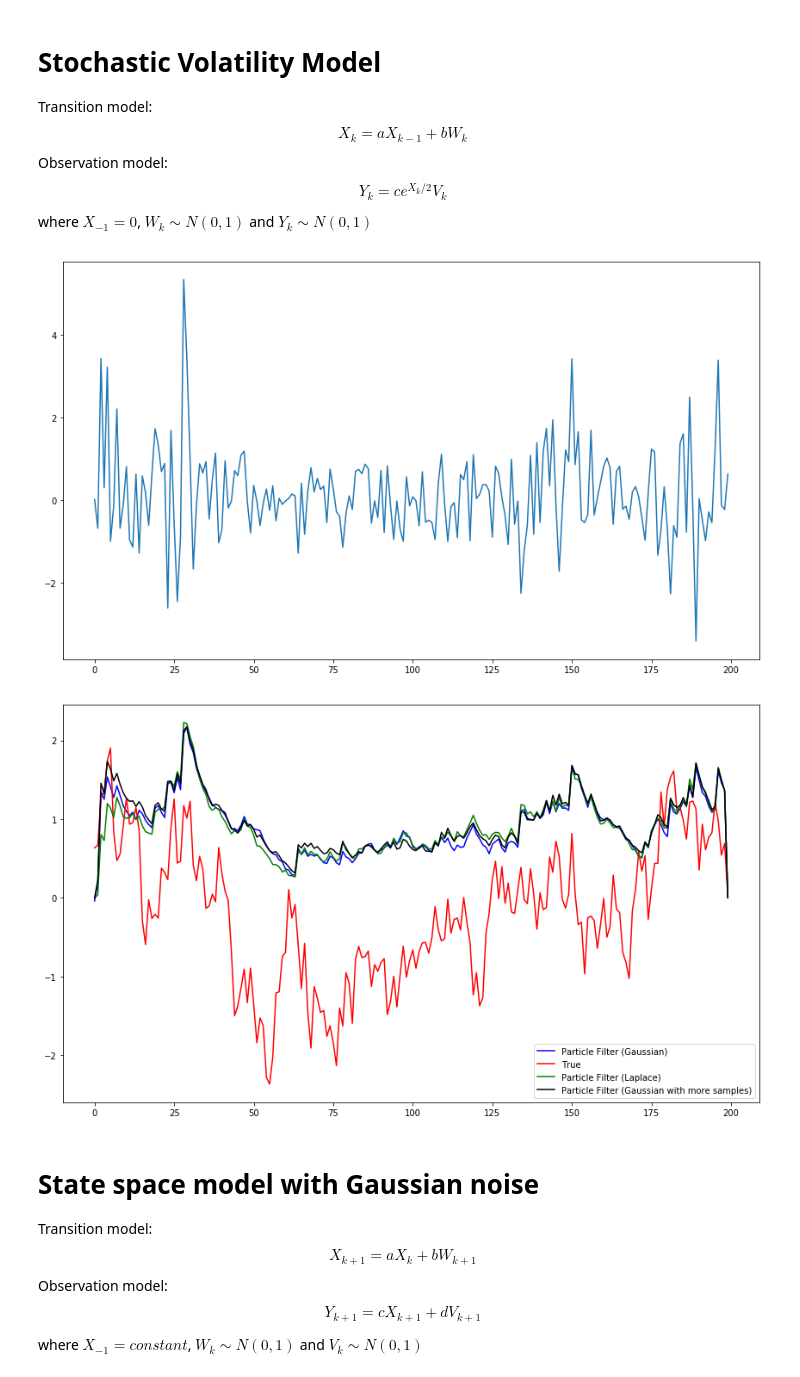
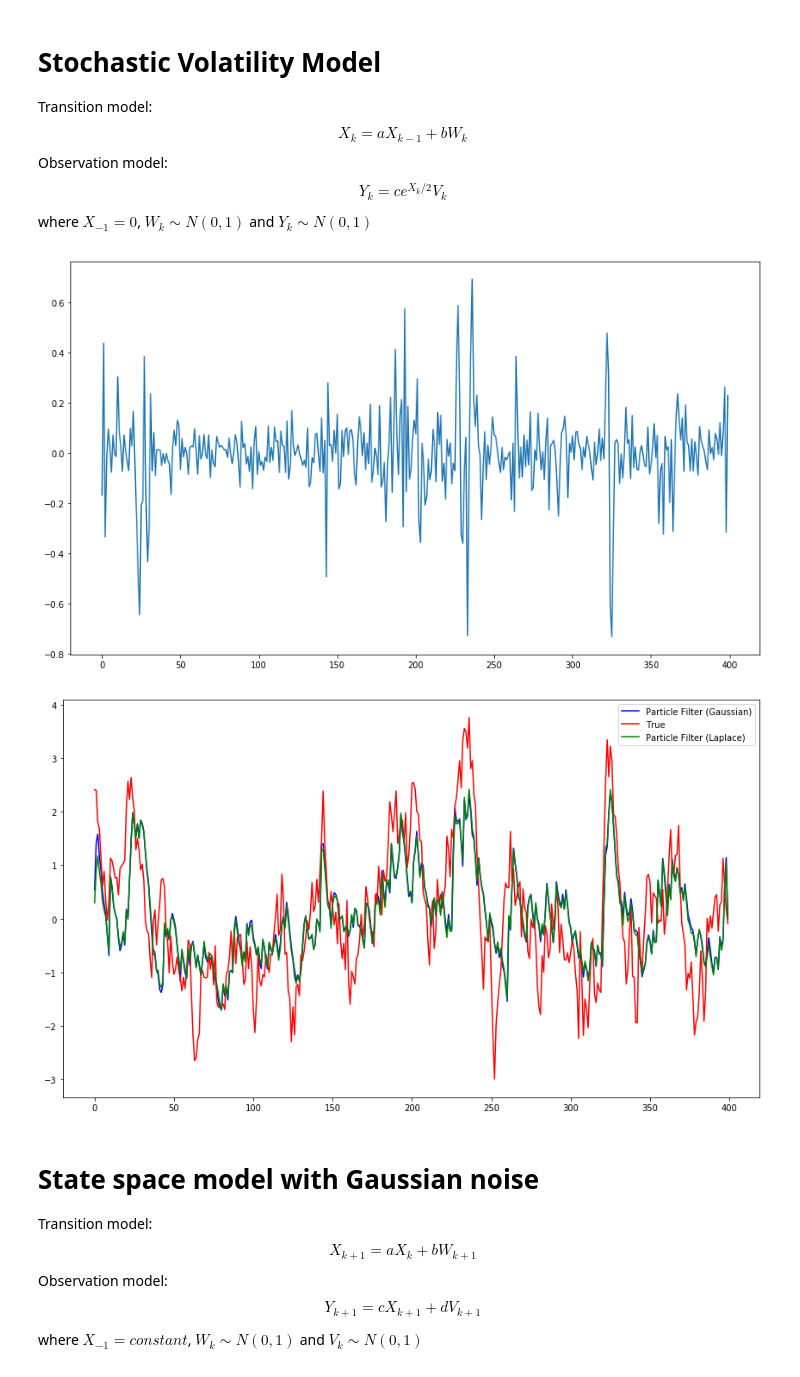
Before and after one commit to dl541/Statistical-Signal-Processing, a Jupyter notebook: Statistical Signal Processing.ipynb, the cells around one changed output. Drawn from its saved outputs; the diff is of its cells as text; code cells hidden in the pictures.

Commit message:
Correct the scaling factor of pdf in particle filter

```diff
--- a/Statistical Signal Processing.ipynb
+++ b/Statistical Signal Processing.ipynb
@@ -15,7 +15,7 @@ def generateVolatility(a, b, c,length):
     x = np.zeros(length)
     y = np.zeros(length)
 
-    current_x = 0
+    current_x = 3
     for ind in range(length):
         w,v = np.random.randn(), np.random.randn()
         current_x = a * current_x + b * w
@@ -27,7 +27,7 @@ def generateVolatility(a, b, c,length):
 def particleFilter(a, b, c, y, num_samples, trial_dist):
     particles = np.zeros((num_samples,2))
     particles[:,0] = trial_dist.rvs(size = num_samples)
-    weights = norm.pdf(particles[:,0] / b) * norm.pdf(y[0] / (np.exp(particles[:,0] / 2.0) * c)) / trial_dist.pdf(particles[:,0] / b)
+    weights = norm.pdf(particles[:,0], 0, b) * norm.pdf(y[0], 0, np.exp(particles[:,0] / 2.0) * c) / trial_dist.pdf(particles[:,0],0, b)
     #print(weights)
     particles[:,1] = weights
     res = np.zeros(len(y))
@@ -42,34 +42,32 @@ def particleFilter(a, b, c, y, num_samples, trial_dist):
 
         # Propagation
         new_particles = particles[:,0] * a + b * trial_dist.rvs(size = num_samples)
-        particles[:,1] *= norm.pdf((new_particles - a * particles[:,0]) / b) * norm.pdf(y[ind + 1] / (c * np.exp(particles[:,0] / 2))) / trial_dist.pdf((new_particles - a * particles[:,0]) / b)
+        particles[:,1] *= norm.pdf(new_particles, a * particles[:,0], b) * norm.pdf(y[ind + 1], 0, c * np.exp(particles[:,0] / 2.)) / trial_dist.pdf(new_particles, a * particles[:,0], b)
         particles[:,0] = new_particles
         particles[:,1] = particles[:,1]/np.sum(particles[:,1])
 
     return res
 # %%
-a, b, c = 0.9, 0.4, 1
-x, y = generateVolatility(a,b,c, 200)
+a, b, c = 0.9, 0.5, 0.1
+x, y = generateVolatility(a,b,c, 400)
 particles = particleFilter(a, b, c, y, 1000,  norm)
-particles_more_samples = particleFilter(a, b, c, y, 3000,  norm)
-particles_laplace = particleFilter(a,b,c,y, 1000, laplace)
+particles_laplace = particleFilter(a,b,c,y, 3000, laplace)
 fig = plt.gcf()
 fig.set_size_inches(14.5, 8.5)
 plt.plot(y)
 plt.show()
 # %% [output]
-[figure, old version]
+[figure, new version]
 # %%
 fig = plt.gcf()
 fig.set_size_inches(14.5, 8.5)
 plt.plot(particles, 'b', label = 'Particle Filter (Gaussian)')
 plt.plot(x, 'r', label = 'True')
 plt.plot(particles_laplace, 'g', label = 'Particle Filter (Laplace)')
-plt.plot(particles_more_samples, 'k', label = 'Particle Filter (Gaussian with more samples)')
 plt.legend()
 plt.show()
 # %% [output]
-[figure, old version]
+[figure, new version]
 # %% [markdown]
 # State space model with Gaussian noise
 
```
